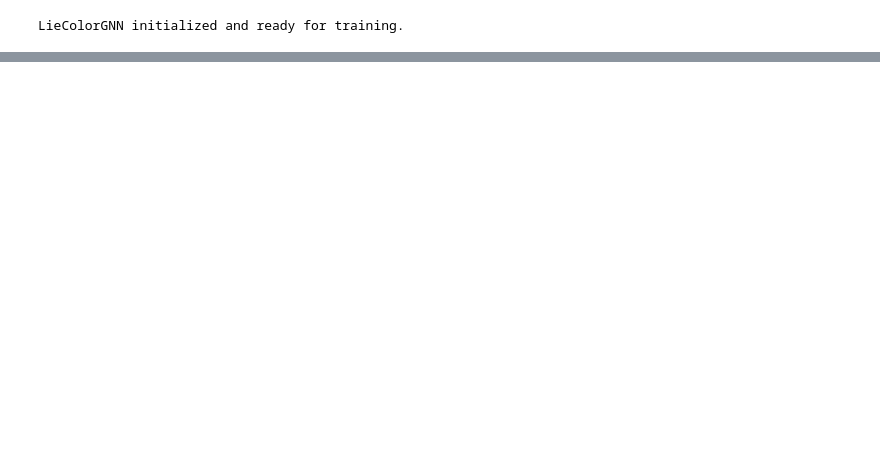
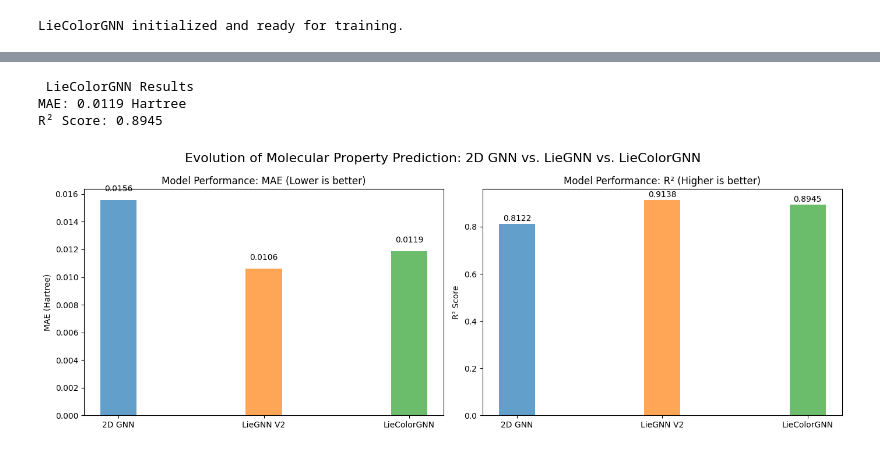
Before and after one commit to Akshata-IITR/Equivariant_Graph_Neural_Networks_for_Molecular_Property_Prediction, a Jupyter notebook: model_pipeline.ipynb, the cells around one changed output, grey strips where cells are left out. Cells and saved outputs as stored; diff of their text form; code cells hidden in the pictures; blank space fills up the shorter version.

```diff
--- a/model_pipeline.ipynb
+++ b/model_pipeline.ipynb
@@ -532,0 +502,76 @@ R² Score: 0.8263
+# %%
+# Training LieColorGNN for 100 epochs
+
+optimizer_lc = torch.optim.Adam(model_lie_color.parameters(), lr=0.001)
+criterion = nn.MSELoss()
+
+# Training
+model_lie_color.train()
+for epoch in range(100):
+    for batch in train_loader_colored:
+        optimizer_lc.zero_grad()
+        out = model_lie_color(batch)
+        loss = criterion(out, batch.y)
+        loss.backward()
+        optimizer_lc.step()
+
+
+# Evaluation
+model_lie_color.eval()
+y_true_lc, y_pred_lc = [], []
+with torch.no_grad():
+    for batch in test_loader_colored:
+        out = model_lie_color(batch)
+        y_true_lc.extend(batch.y.numpy())
+        y_pred_lc.extend(out.numpy())
+
+mae_lc = mean_absolute_error(y_true_lc, y_pred_lc)
+r2_lc = r2_score(y_true_lc, y_pred_lc)
+
+print(" LieColorGNN Results")
+print(f"MAE: {mae_lc:.4f} Hartree")
+print(f"R² Score: {r2_lc:.4f}")
+# %% [output]
+ LieColorGNN Results
+MAE: 0.0119 Hartree
+R² Score: 0.8945
+# %%
+import matplotlib.pyplot as plt
+import numpy as np
+
+# Performance metrics - Ensure these variables are defined from your previous cells
+# If for some reason a variable is missing, you can manually replace the values below
+labels = ['2D GNN', 'LieGNN V2', 'LieColorGNN']
+mae_scores = [mae, mae_3d_v2, mae_lc]
+r2_scores = [r2, r2_3d_v2, r2_lc]
+
+x = np.arange(len(labels))
+width = 0.25
+
+fig, (ax1, ax2) = plt.subplots(1, 2, figsize=(14, 5))
+
+# Plot MAE (Lower is better)
+bars1 = ax1.bar(x, mae_scores, width, color=['tab:blue', 'tab:orange', 'tab:green'], alpha=0.7)
+ax1.set_ylabel('MAE (Hartree)')
+ax1.set_title('Model Performance: MAE (Lower is better)')
+ax1.set_xticks(x)
+ax1.set_xticklabels(labels)
+for bar in bars1:
+    yval = bar.get_height()
+    ax1.text(bar.get_x() + bar.get_width()/2, yval + 0.0005, f"{yval:.4f}", ha='center', va='bottom')
+
+# Plot R2 Score (Higher is better)
+bars2 = ax2.bar(x, r2_scores, width, color=['tab:blue', 'tab:orange', 'tab:green'], alpha=0.7)
+ax2.set_ylabel('R² Score')
+ax2.set_title('Model Performance: R² (Higher is better)')
+ax2.set_xticks(x)
+ax2.set_xticklabels(labels)
+for bar in bars2:
+    yval = bar.get_height()
+    ax2.text(bar.get_x() + bar.get_width()/2, yval + 0.005, f"{yval:.4f}", ha='center', va='bottom')
+
+plt.suptitle('Evolution of Molecular Property Prediction: 2D GNN vs. LieGNN vs. LieColorGNN', fontsize=16)
+plt.tight_layout()
+plt.show()
+# %% [output]
+[figure, added]
```
Also changed, not shown: parts of 15 cells of this notebook.
